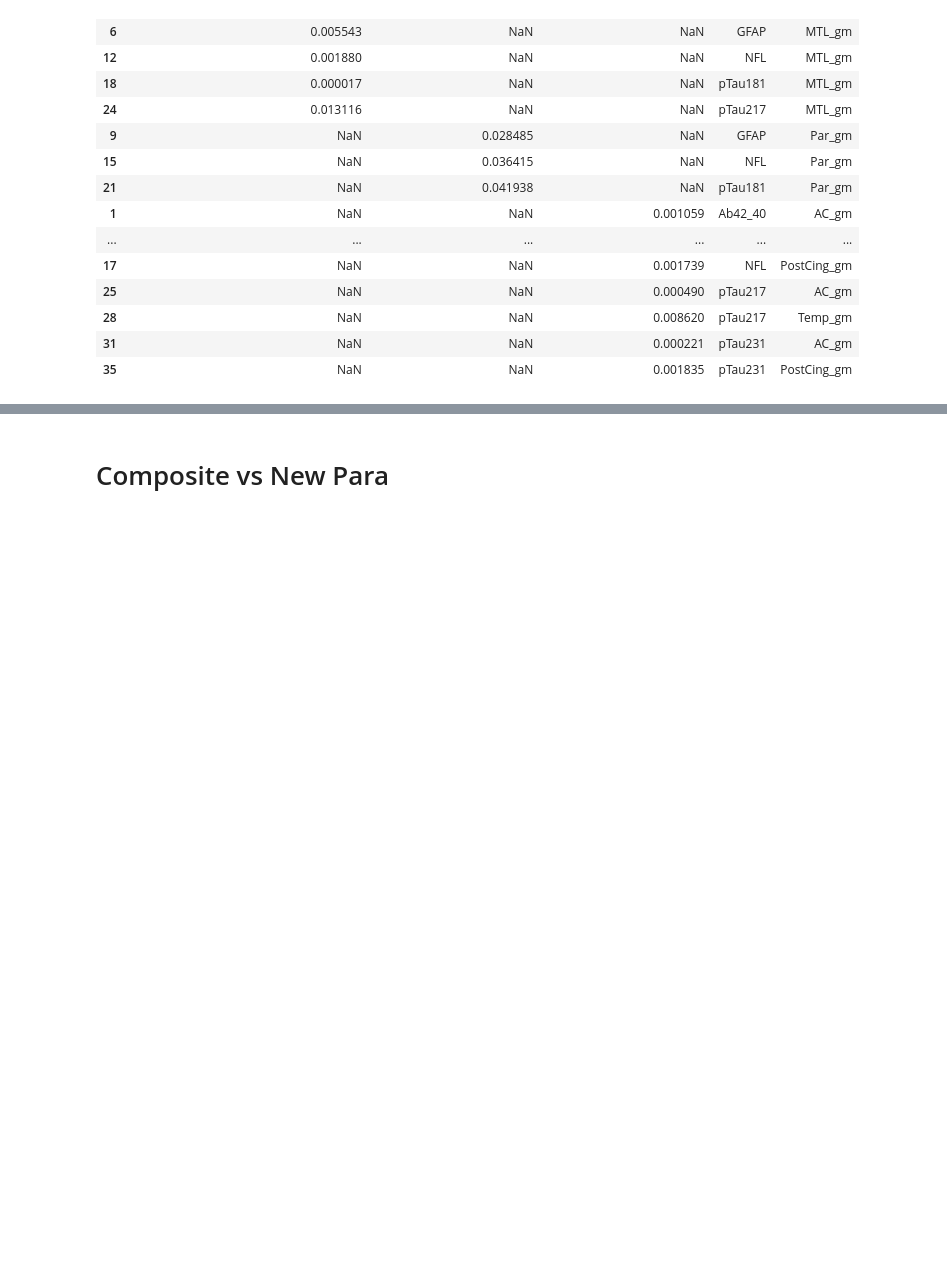
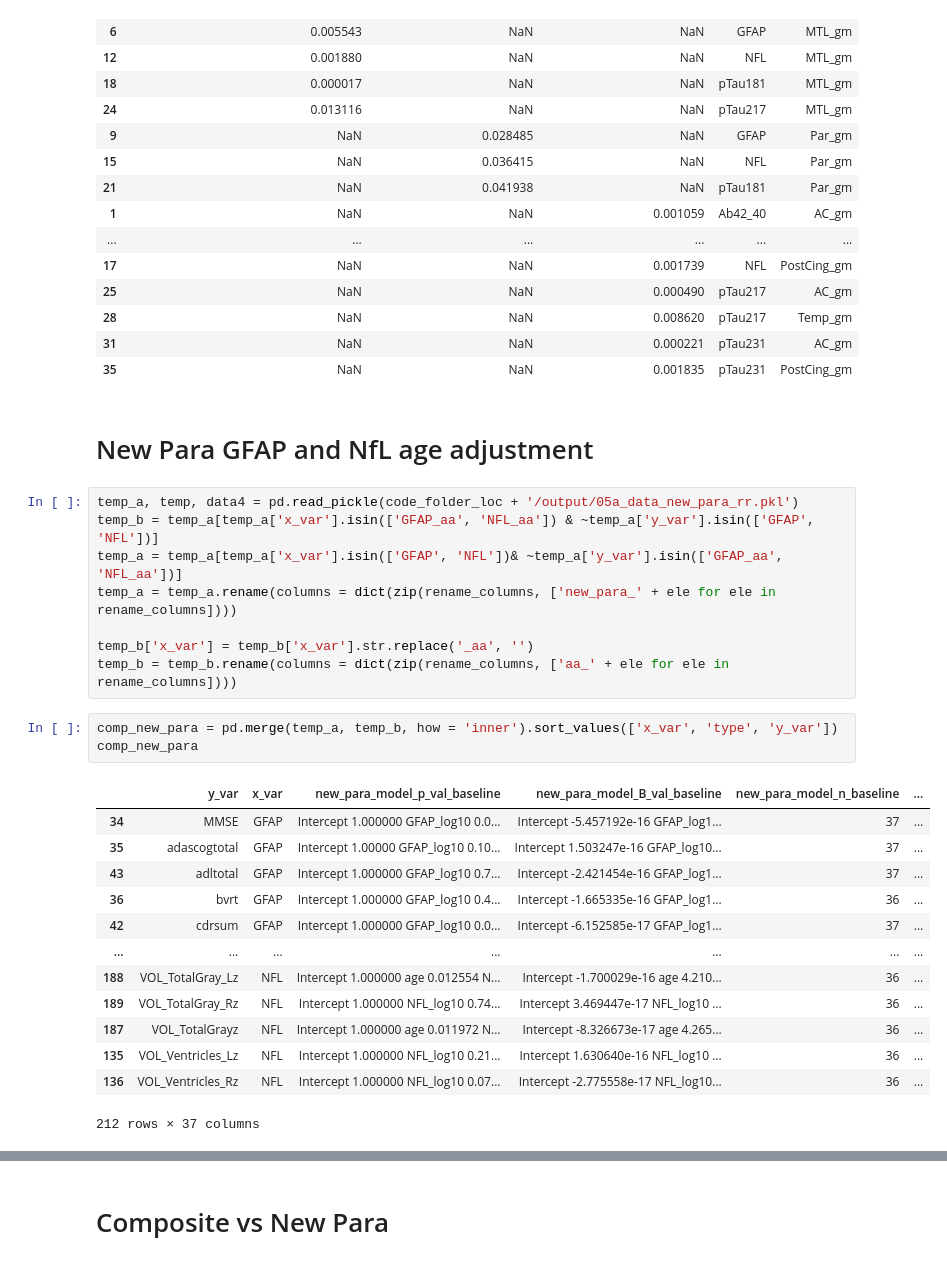
Before and after one commit to lnkoenig/ptau-217-and-FDG-PET-AD---official-copy, a Jupyter notebook: 07_compare_model_results_across_versions.ipynb, the cells around one changed output, grey strips where cells are left out. Drawn from its saved outputs; the diff is of its cells as text; blank space fills up the shorter version.

```diff
--- a/07_compare_model_results_across_versions.ipynb
+++ b/07_compare_model_results_across_versions.ipynb
@@ -209,3 +209,30 @@ temp
 | 28 | NaN | NaN | 0.008620 | pTau217 | Temp_gm |
 | 31 | NaN | NaN | 0.000221 | pTau231 | AC_gm |
 | 35 | NaN | NaN | 0.001835 | pTau231 | PostCing_gm |
+# %% [markdown]
+# New Para GFAP and NfL age adjustment
+# %%
+temp_a, temp, data4 = pd.read_pickle(code_folder_loc + '/output/05a_data_new_para_rr.pkl')
+temp_b = temp_a[temp_a['x_var'].isin(['GFAP_aa', 'NFL_aa']) & ~temp_a['y_var'].isin(['GFAP', 'NFL'])]
+temp_a = temp_a[temp_a['x_var'].isin(['GFAP', 'NFL'])& ~temp_a['y_var'].isin(['GFAP_aa', 'NFL_aa'])]
+temp_a = temp_a.rename(columns = dict(zip(rename_columns, ['new_para_' + ele for ele in rename_columns])))
+
+temp_b['x_var'] = temp_b['x_var'].str.replace('_aa', '')
+temp_b = temp_b.rename(columns = dict(zip(rename_columns, ['aa_' + ele for ele in rename_columns])))
+# %%
+comp_new_para = pd.merge(temp_a, temp_b, how = 'inner').sort_values(['x_var', 'type', 'y_var'])
+comp_new_para
+# %% [output]
+|  | y_var | x_var | new_para_model_p_val_baseline | new_para_model_B_val_baseline | new_para_model_n_baseline | ... |
+| 34 | MMSE | GFAP | Intercept 1.000000 GFAP_log10 0.0... | Intercept -5.457192e-16 GFAP_log1... | 37 | ... |
+| 35 | adascogtotal | GFAP | Intercept 1.00000 GFAP_log10 0.10... | Intercept 1.503247e-16 GFAP_log10... | 37 | ... |
+| 43 | adltotal | GFAP | Intercept 1.000000 GFAP_log10 0.7... | Intercept -2.421454e-16 GFAP_log1... | 37 | ... |
+| 36 | bvrt | GFAP | Intercept 1.000000 GFAP_log10 0.4... | Intercept -1.665335e-16 GFAP_log1... | 36 | ... |
+| 42 | cdrsum | GFAP | Intercept 1.000000 GFAP_log10 0.0... | Intercept -6.152585e-17 GFAP_log1... | 37 | ... |
+| ... | ... | ... | ... | ... | ... | ... |
+| 188 | VOL_TotalGray_Lz | NFL | Intercept 1.000000 age 0.012554 N... | Intercept -1.700029e-16 age 4.210... | 36 | ... |
+| 189 | VOL_TotalGray_Rz | NFL | Intercept 1.000000 NFL_log10 0.74... | Intercept 3.469447e-17 NFL_log10 ... | 36 | ... |
+| 187 | VOL_TotalGrayz | NFL | Intercept 1.000000 age 0.011972 N... | Intercept -8.326673e-17 age 4.265... | 36 | ... |
+| 135 | VOL_Ventricles_Lz | NFL | Intercept 1.000000 NFL_log10 0.21... | Intercept 1.630640e-16 NFL_log10 ... | 36 | ... |
+| 136 | VOL_Ventricles_Rz | NFL | Intercept 1.000000 NFL_log10 0.07... | Intercept -2.775558e-17 NFL_log10... | 36 | ... |
+212 rows × 37 columns
```
Also changed, not shown: parts of 13 cells of this notebook, 3 other files.
